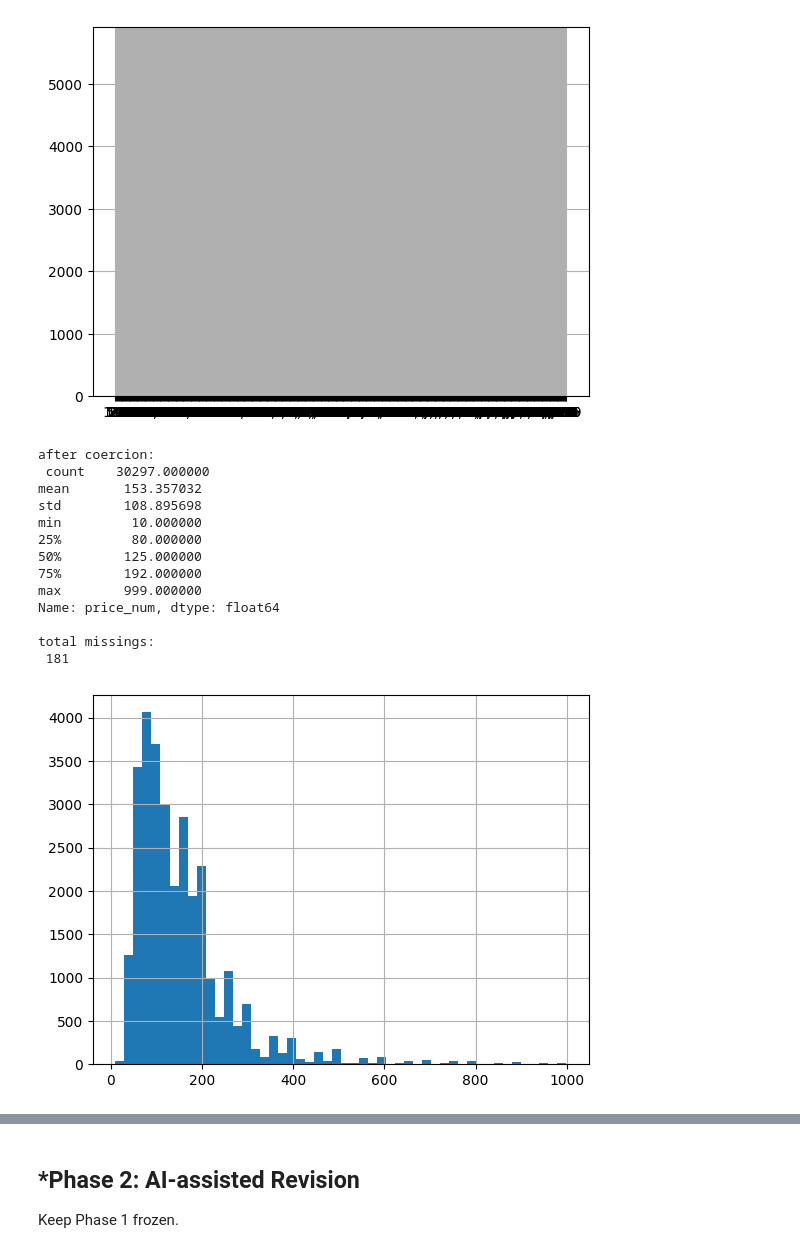
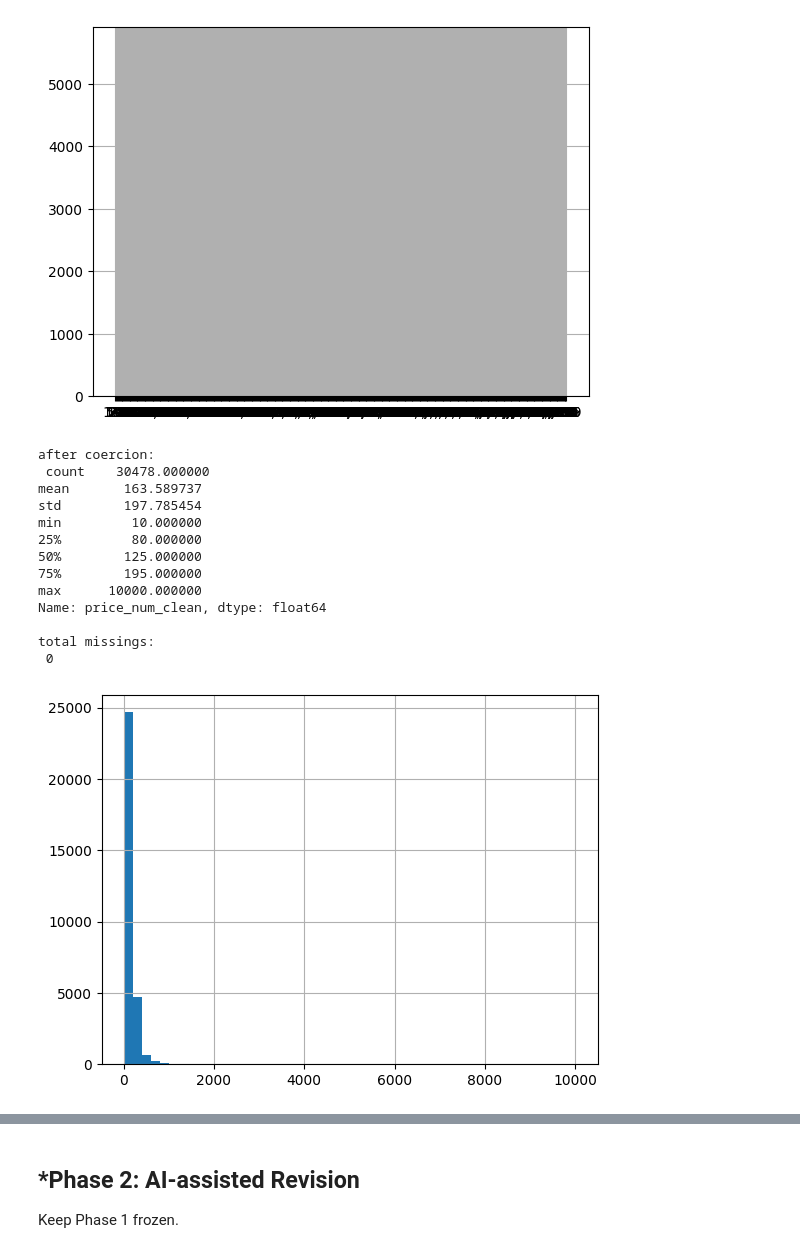
Before and after one commit to willhk10-uva/A01-data-wrangling, a Jupyter notebook: notebook.ipynb, the cells around one changed output, grey strips where cells are left out. Cells and saved outputs as stored; diff of their text form; code cells hidden in the pictures.

```diff
--- a/notebook.ipynb
+++ b/notebook.ipynb
@@ -69,34 +69,37 @@ Name: Price, dtype: object
 <Axes: >
 [figure]
 # %%
-df['price_num'] = pd.to_numeric(df[price], errors='coerce')
-df['price_num_nan']=df['price_num'].isnull()
+df['price_clean'] = df[price].str.replace(',', '')
+df['price_num_clean'] = pd.to_numeric(df['price_clean'], errors='coerce')
+df['price_num_nan']=df['price_num_clean'].isnull()
 
-print('after coercion:\n', df['price_num'].describe(), '\n')
-df['price_num'].hist(bins=50)
+print('after coercion:\n', df['price_num_clean'].describe(), '\n')
+df['price_num_clean'].hist(bins=50)
 print('total missings:\n', sum(df['price_num_nan']), '\n')
 
 #Thought process:
 # I first evaluated the price variable to understand if it was numeric or not by describing
 # it and plotting a histogram, with which nothing showed up. I then converted the values to
 # numeric and converted all leftovers to missing values (which only ended up being 181 values
 # out of ~30000 total values) When I do this however, values with a comma (anything over 1000)
-# turned into a missing value, as the max is 999.
+# turned into a missing value, as the max is 999. I then spoke with the professor, who confirmed that
+# I should remove all of the commas, and then afterwards convert the values to numeric. This way,
+# there are no missing values and the result is more accurate
 # %% [output]
 after coercion:
- count    30297.000000
-mean       153.357032
-std        108.895698
+ count    30478.000000
+mean       163.589737
+std        197.785454
 min         10.000000
 25%         80.000000
 50%        125.000000
-75%        192.000000
-max        999.000000
-Name: price_num, dtype: float64
+75%        195.000000
+max      10000.000000
+Name: price_num_clean, dtype: float64
 
 total missings:
- 181
+ 0
-[figure, old version]
+[figure, new version]
 # %%
 #Dealing with police use of force
 df1 = pd.read_csv('/content/data/mn_police_use_of_force.csv')
```
Also changed, not shown: parts of 2 cells of this notebook.
